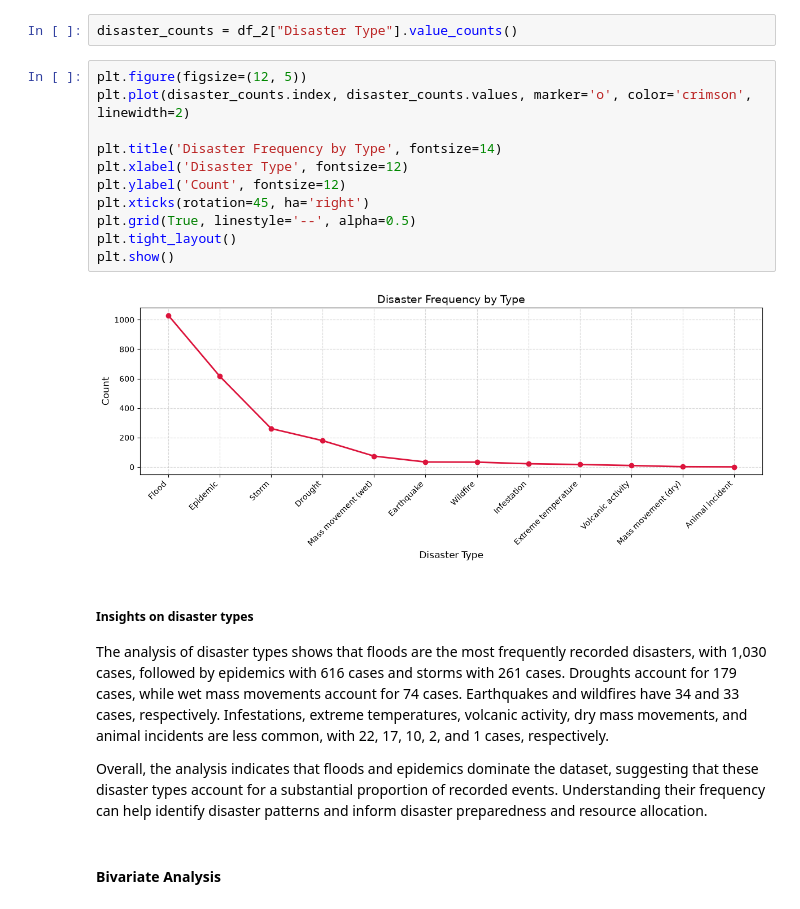
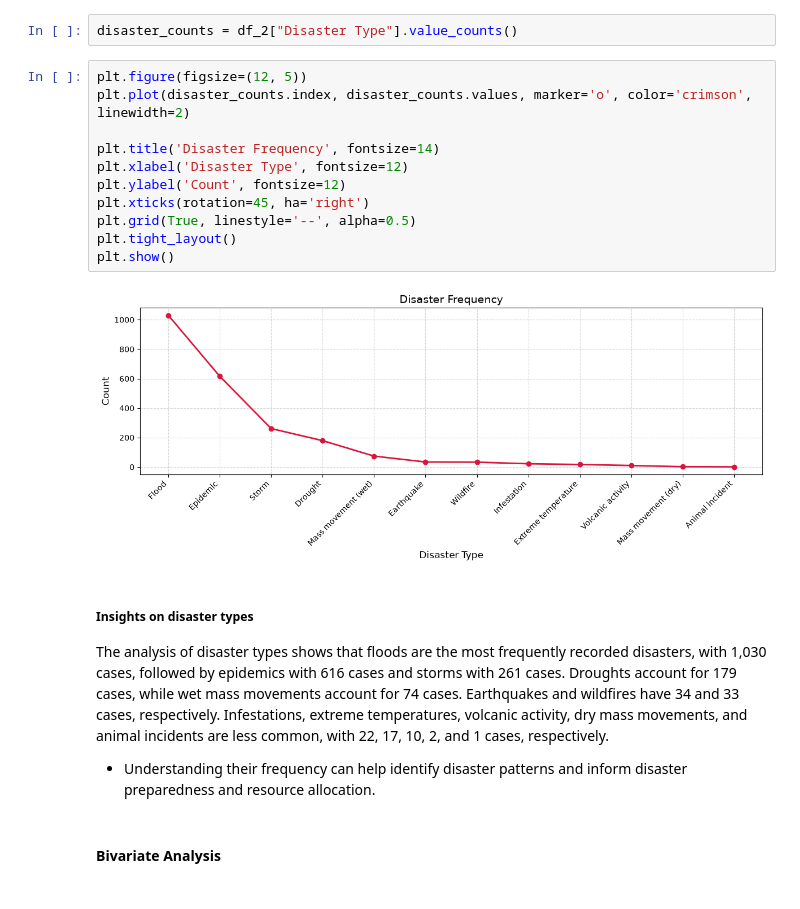
Before and after one commit to abelkk/Africa-Disaster-Impact-Predictor, a Jupyter notebook: noteboooks/app.ipynb, the cells around one changed output. Saved outputs shown, nothing was run; the diff lists cells and outputs as text.

```diff
--- a/noteboooks/app.ipynb
+++ b/noteboooks/app.ipynb
@@ -222,21 +216,20 @@ disaster_counts = df_2["Disaster Type"].value_counts()
 # %%
 plt.figure(figsize=(12, 5))
 plt.plot(disaster_counts.index, disaster_counts.values, marker='o', color='crimson', linewidth=2)
 
-plt.title('Disaster Frequency by Type', fontsize=14)
+plt.title('Disaster Frequency', fontsize=14)
 plt.xlabel('Disaster Type', fontsize=12)
 plt.ylabel('Count', fontsize=12)
 plt.xticks(rotation=45, ha='right')
 plt.grid(True, linestyle='--', alpha=0.5)
 plt.tight_layout()
 plt.show()
 # %% [output]
-[figure, old version]
+[figure, new version]
 # %% [markdown]
 ##### **Insights on disaster types**
 The  analysis of disaster types shows that floods are the most frequently recorded disasters, with 1,030 cases, followed by epidemics with 616 cases and storms with 261 cases. Droughts account for 179 cases, while wet mass movements account for 74 cases. Earthquakes and wildfires have 34 and 33 cases, respectively. Infestations, extreme temperatures, volcanic activity, dry mass movements, and animal incidents are less common, with 22, 17, 10, 2, and 1 cases, respectively.
-
-Overall, the analysis indicates that floods and epidemics dominate the dataset, suggesting that these disaster types account for a substantial proportion of recorded events. Understanding their frequency can help identify disaster patterns and inform disaster preparedness and resource allocation.
+- Understanding their frequency can help identify disaster patterns and inform disaster preparedness and resource allocation.
 # %% [markdown]
 #### **Bivariate Analysis**
 # %%
```
Also changed, not shown: parts of 5 cells of this notebook, 3 other files.
